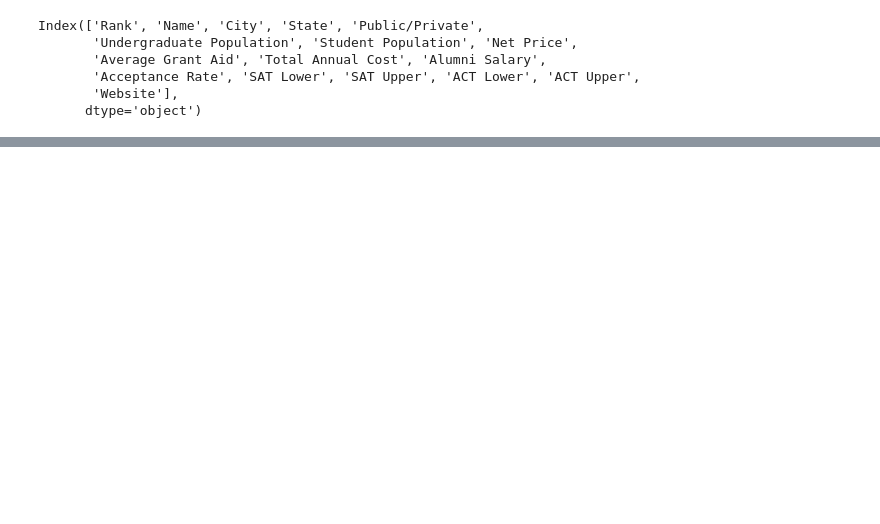
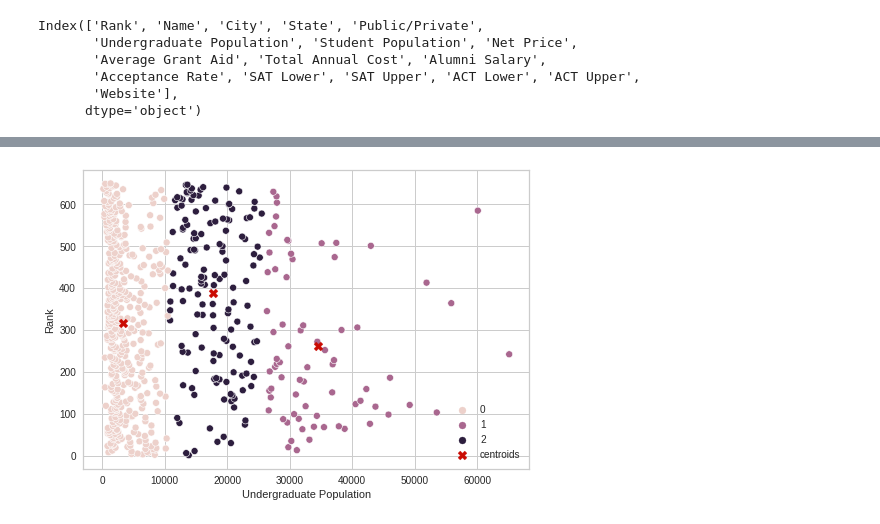
Before and after one commit to dli10/college-rankings-forbes-2019, a Jupyter notebook: KMeansClustering.ipynb, the cells around one changed output, grey strips where cells are left out. Cells and saved outputs as stored; diff of their text form; code cells hidden in the pictures; blank space fills up the shorter version.

```diff
--- a/KMeansClustering.ipynb
+++ b/KMeansClustering.ipynb
@@ -252,0 +59,9 @@ axes[1].title.set_text("Background-Removed Image")
+# %%
+# KMeans clustering plot with centroids
+sns.scatterplot(data=forbesraw[["Undergraduate Population", "Rank"]], x="Undergraduate Population", y="Rank", hue=kmeans.labels_)
+plt.scatter(kmeans.cluster_centers_[:,0], kmeans.cluster_centers_[:,1],
+            marker="X", c="r", s=80, label="centroids")
+plt.legend()
+plt.show()
+# %% [output]
+[figure, added]
```
Also changed, not shown: parts of 40 cells of this notebook.
